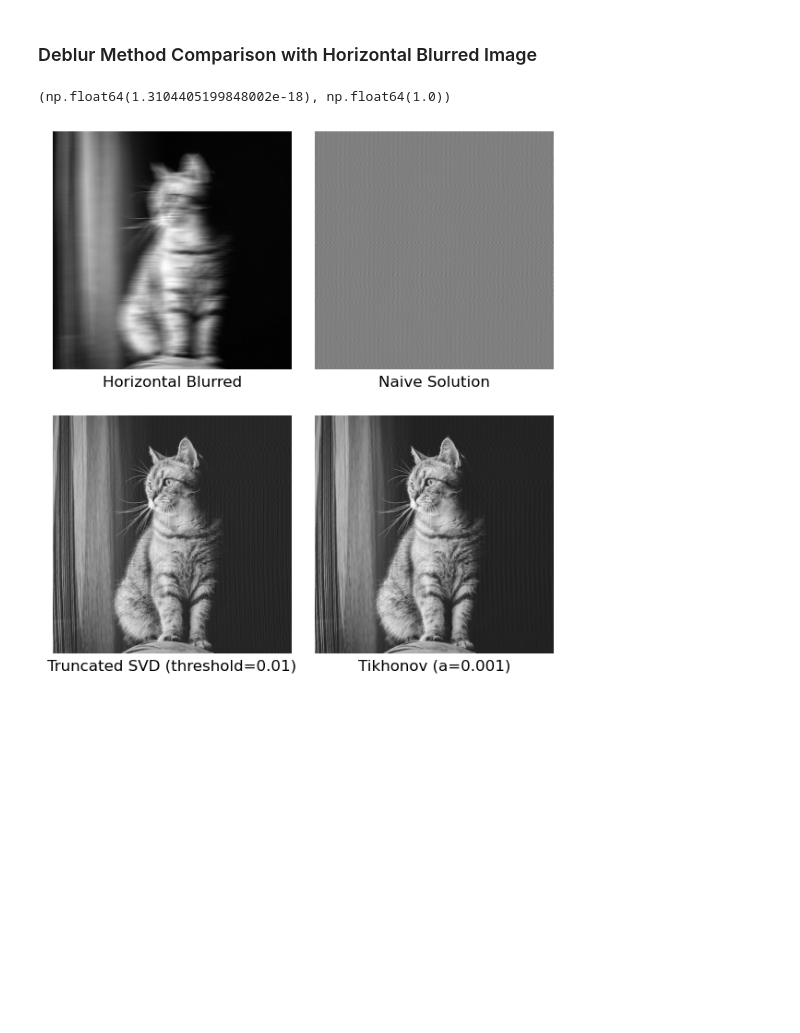
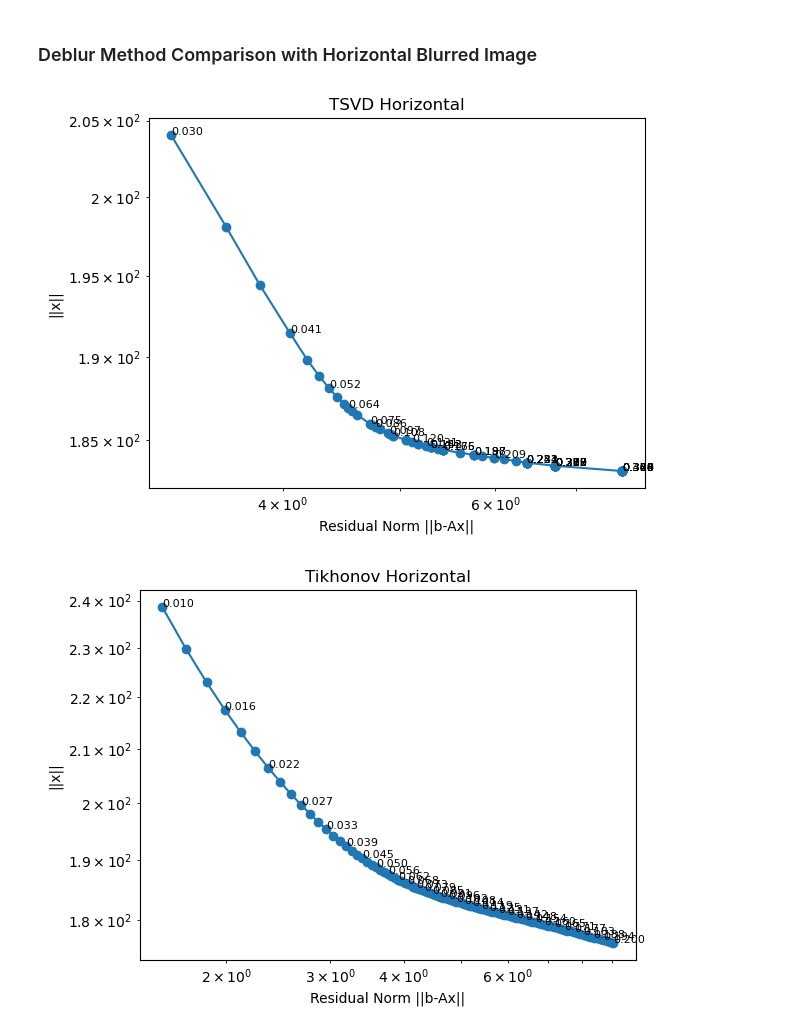
Before and after one commit to lunakim-ubc/ImageDeblurring, a Jupyter notebook: motion_deblur_linear.ipynb, the cells around one changed output. Cells and saved outputs as stored; diff of their text form; code cells hidden in the pictures; blank space fills up the shorter version.

Commit message:
add result comparison (horizontal & vertical)

```diff
--- a/motion_deblur_linear.ipynb
+++ b/motion_deblur_linear.ipynb
@@ -50,7 +50,8 @@ def build_vertical_motion_psf(length, img_shape):
 # %%
 def compute_blurred_img(psf, orig_img):
     eigen_of_A = np.fft.fft2(psf)
-    return np.real(np.fft.ifft2(eigen_of_A * np.fft.fft2(orig_img)))
+    blurred = np.real(np.fft.ifft2(eigen_of_A * np.fft.fft2(orig_img)))
+    return blurred + (0.01 * np.random.randn(*orig_img.shape))
 # %% [markdown]
 ### Compute a naive solution from the blurred image
 > Hansen et al.(2006), Chapter 4.2.2 - Computations with BCCB Matrices (p.44)
@@ -88,6 +89,30 @@ def get_alpha_min_max(psf):
     return (alpha_min, alpha_max)
 # %% [markdown]
 ### Visualization
+# %%
+# plot L-curve (log-log plot) to find optimal value
+
+def plot_l_curve(deblur_func, psf, blurred_img, min_val, max_val, title):
+    linvals = np.linspace(min_val, max_val, num=100)
+    solution_norms = []
+    residual_norms = []
+
+    eigen_of_A = np.fft.fft2(psf)
+    count = 0
+    for val in linvals:
+        soln = deblur_func(psf, blurred_img, val)
+        solution_norms.append(np.linalg.norm(soln))
+        residual_norms.append(np.linalg.norm(blurred_img - np.real(np.fft.ifft2(eigen_of_A * np.fft.fft2(soln)))))
+
+        if count % 3 == 0:
+            plt.annotate(f'{val:.3f}', (residual_norms[count], solution_norms[count]), fontsize=8)
+        count += 1
+
+    plt.loglog(residual_norms, solution_norms, 'o-')
+    plt.xlabel("Residual Norm ||b-Ax||")
+    plt.ylabel("||x||")
+    plt.title(title)
+    plt.show()
 # %%
 def plot_diff3(img1_arr, img1_label, img2_arr, img2_label, img3_arr, img3_label):
     _, sub = plt.subplots(1, 3, figsize=(12, 3.5))
@@ -141,16 +166,9 @@ plot_diff3(ex1_gray_arr, 'Original', ex1_h_blurred, 'Horizontal Blurred', ex1_v_
 # %% [markdown]
 ### Deblur Method Comparison with Horizontal Blurred Image
 # %%
-ex1_h_naive = compute_naive_solution(ex1_h_psf, ex1_h_blurred)
-ex1_h_tsvd = compute_tsvd(ex1_h_psf, ex1_h_blurred, 0.01)
-
-print(get_alpha_min_max(ex1_h_psf))
-ex1_h_tikhonov = compute_tikhonov(ex1_h_psf, ex1_h_blurred, 0.001)
-
-plot_diff4(ex1_h_blurred, 'Horizontal Blurred',
-           ex1_h_naive, 'Naive Solution',
-           ex1_h_tsvd, 'Truncated SVD (threshold=0.01)',
-           ex1_h_tikhonov, 'Tikhonov (a=0.001)')
+min_max = get_alpha_min_max(ex1_h_psf)
+plot_l_curve(compute_tsvd, ex1_h_psf, ex1_h_blurred, min_max[0]+0.03, min_max[1]-0.6, 'TSVD Horizontal')
+plot_l_curve(compute_tikhonov, ex1_h_psf, ex1_h_blurred, min_max[0]+0.01, min_max[1]-0.8, 'Tikhonov Horizontal')
 # %% [output]
-(np.float64(1.3104405199848002e-18), np.float64(1.0))
-[figure, old version]
+[figure, new version]
+[figure, added]
```
Also changed, not shown: parts of 3 cells of this notebook.
